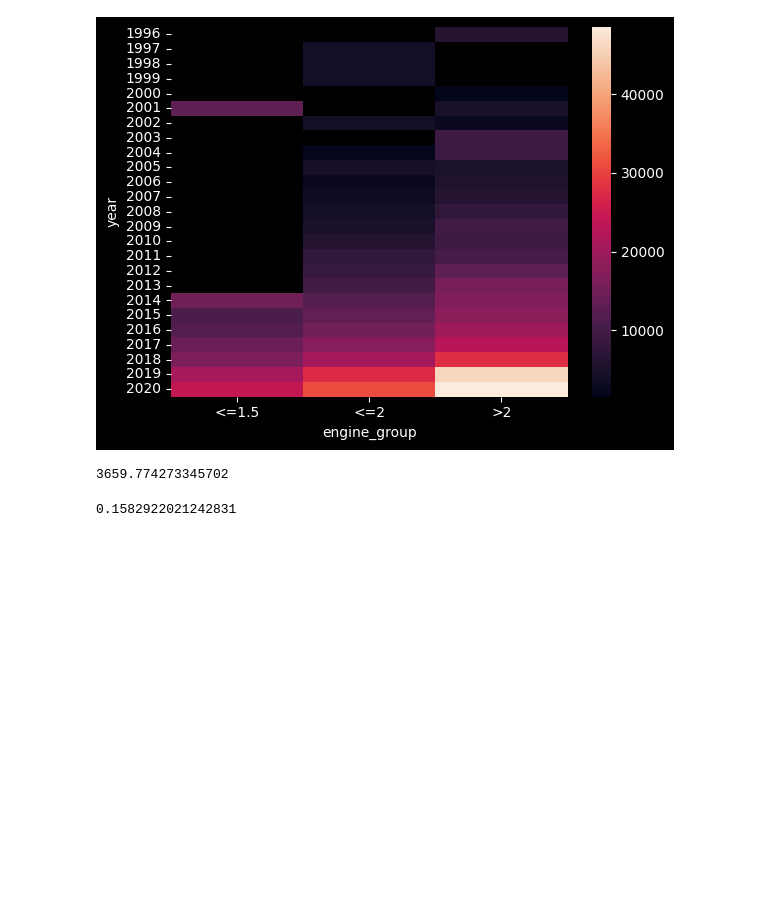
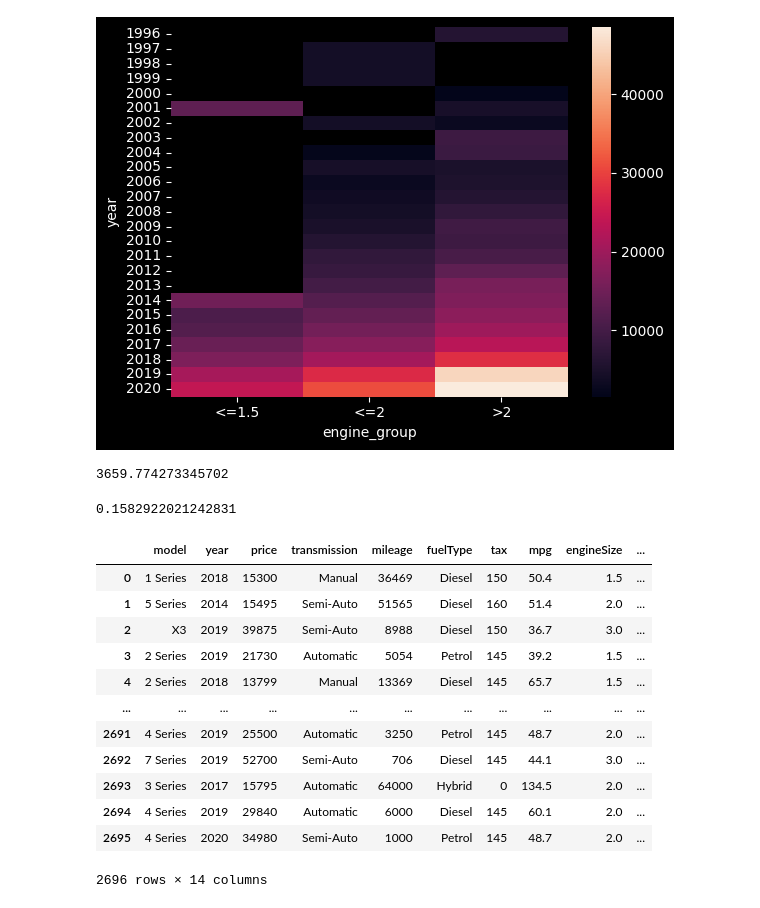
Before and after one commit to oyarygin-mk/Data-Science, a Jupyter notebook: 03-human-learning.ipynb, the cells around one changed output. Drawn from its saved outputs; the diff is of its cells as text; code cells hidden in the pictures; blank space fills up the shorter version.

Commit message:
add new model: "price_pred_year_engine_median"

```diff
--- a/03-human-learning.ipynb
+++ b/03-human-learning.ipynb
@@ -539,0 +542,20 @@ mean_absolute_percentage_error(train["price"], train["price_pred_year_engine_med
+# %%
+test["engine_group"] = test["engineSize"].apply(engine_group)
+# %%
+test = test.merge(model_year_engine_median, how="left", on=["year", "engine_group"])
+# %%
+test
+# %% [output]
+|  | model | year | price | transmission | mileage | fuelType | tax | mpg | engineSize | ... |
+| 0 | 1 Series | 2018 | 15300 | Manual | 36469 | Diesel | 150 | 50.4 | 1.5 | ... |
+| 1 | 5 Series | 2014 | 15495 | Semi-Auto | 51565 | Diesel | 160 | 51.4 | 2.0 | ... |
+| 2 | X3 | 2019 | 39875 | Semi-Auto | 8988 | Diesel | 150 | 36.7 | 3.0 | ... |
+| 3 | 2 Series | 2019 | 21730 | Automatic | 5054 | Petrol | 145 | 39.2 | 1.5 | ... |
+| 4 | 2 Series | 2018 | 13799 | Manual | 13369 | Diesel | 145 | 65.7 | 1.5 | ... |
+| ... | ... | ... | ... | ... | ... | ... | ... | ... | ... | ... |
+| 2691 | 4 Series | 2019 | 25500 | Automatic | 3250 | Petrol | 145 | 48.7 | 2.0 | ... |
+| 2692 | 7 Series | 2019 | 52700 | Semi-Auto | 706 | Diesel | 145 | 44.1 | 3.0 | ... |
+| 2693 | 3 Series | 2017 | 15795 | Automatic | 64000 | Hybrid | 0 | 134.5 | 2.0 | ... |
+| 2694 | 4 Series | 2019 | 29840 | Automatic | 6000 | Diesel | 145 | 60.1 | 2.0 | ... |
+| 2695 | 4 Series | 2020 | 34980 | Semi-Auto | 1000 | Petrol | 145 | 48.7 | 2.0 | ... |
+2696 rows × 14 columns
```
Also changed, not shown: parts of 44 cells of this notebook.
